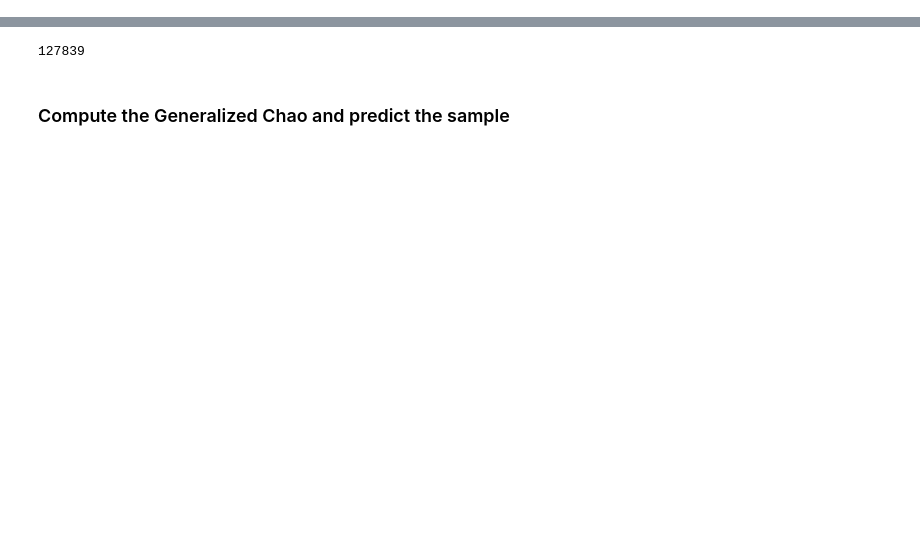
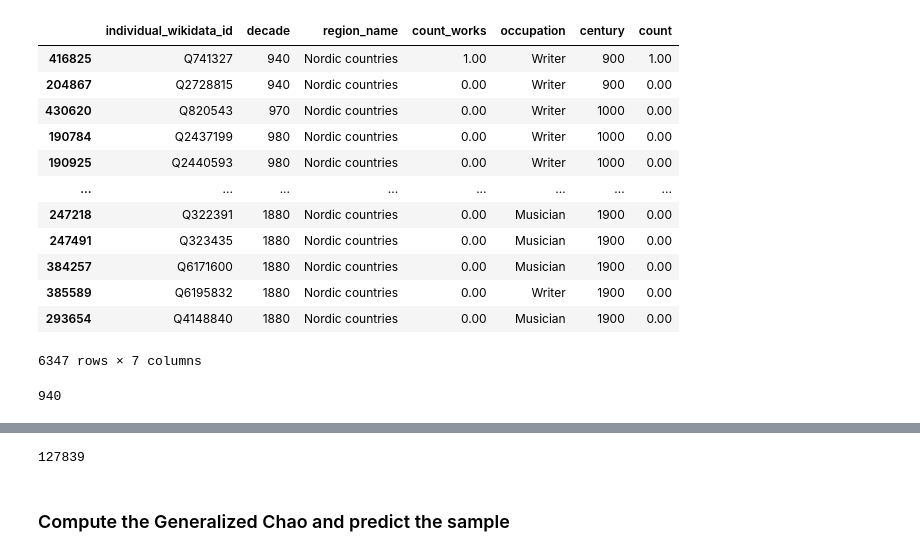
Before and after one commit to charlesdedampierre/cultura, a Jupyter notebook: 6 - run_unseen_species.ipynb, the cells around one changed output, grey strips where cells are left out. Cells and saved outputs as stored; diff of their text form; code cells hidden in the pictures; blank space fills up the shorter version.

```diff
--- a/6 - run_unseen_species.ipynb
+++ b/6 - run_unseen_species.ipynb
@@ -88,6 +86,26 @@ df_count_work_model = df_count_work_model.rename(columns = {'count_works':'count
 # knots
 sample = df_m.copy()
 #sample = sample.sample(2000, random_state=42)
+# %%
+df[df['region_name']=='Nordic countries'].sort_values('decade')
+# %% [output]
+|  | individual_wikidata_id | decade | region_name | count_works | occupation | century | count |
+| 416825 | Q741327 | 940 | Nordic countries | 1.00 | Writer | 900 | 1.00 |
+| 204867 | Q2728815 | 940 | Nordic countries | 0.00 | Writer | 900 | 0.00 |
+| 430620 | Q820543 | 970 | Nordic countries | 0.00 | Writer | 1000 | 0.00 |
+| 190784 | Q2437199 | 980 | Nordic countries | 0.00 | Writer | 1000 | 0.00 |
+| 190925 | Q2440593 | 980 | Nordic countries | 0.00 | Writer | 1000 | 0.00 |
+| ... | ... | ... | ... | ... | ... | ... | ... |
+| 247218 | Q322391 | 1880 | Nordic countries | 0.00 | Musician | 1900 | 0.00 |
+| 247491 | Q323435 | 1880 | Nordic countries | 0.00 | Musician | 1900 | 0.00 |
+| 384257 | Q6171600 | 1880 | Nordic countries | 0.00 | Musician | 1900 | 0.00 |
+| 385589 | Q6195832 | 1880 | Nordic countries | 0.00 | Writer | 1900 | 0.00 |
+| 293654 | Q4148840 | 1880 | Nordic countries | 0.00 | Musician | 1900 | 0.00 |
+6347 rows × 7 columns
+# %%
+min(df[df['region_name']=='Nordic countries'].decade)
+# %% [output]
+940
 # %%
 df[df['count']>3].to_csv('db_extract/df_indi__work>2.csv')
 # %%
```
Also changed, not shown: parts of 10 cells of this notebook, 1 other file.
